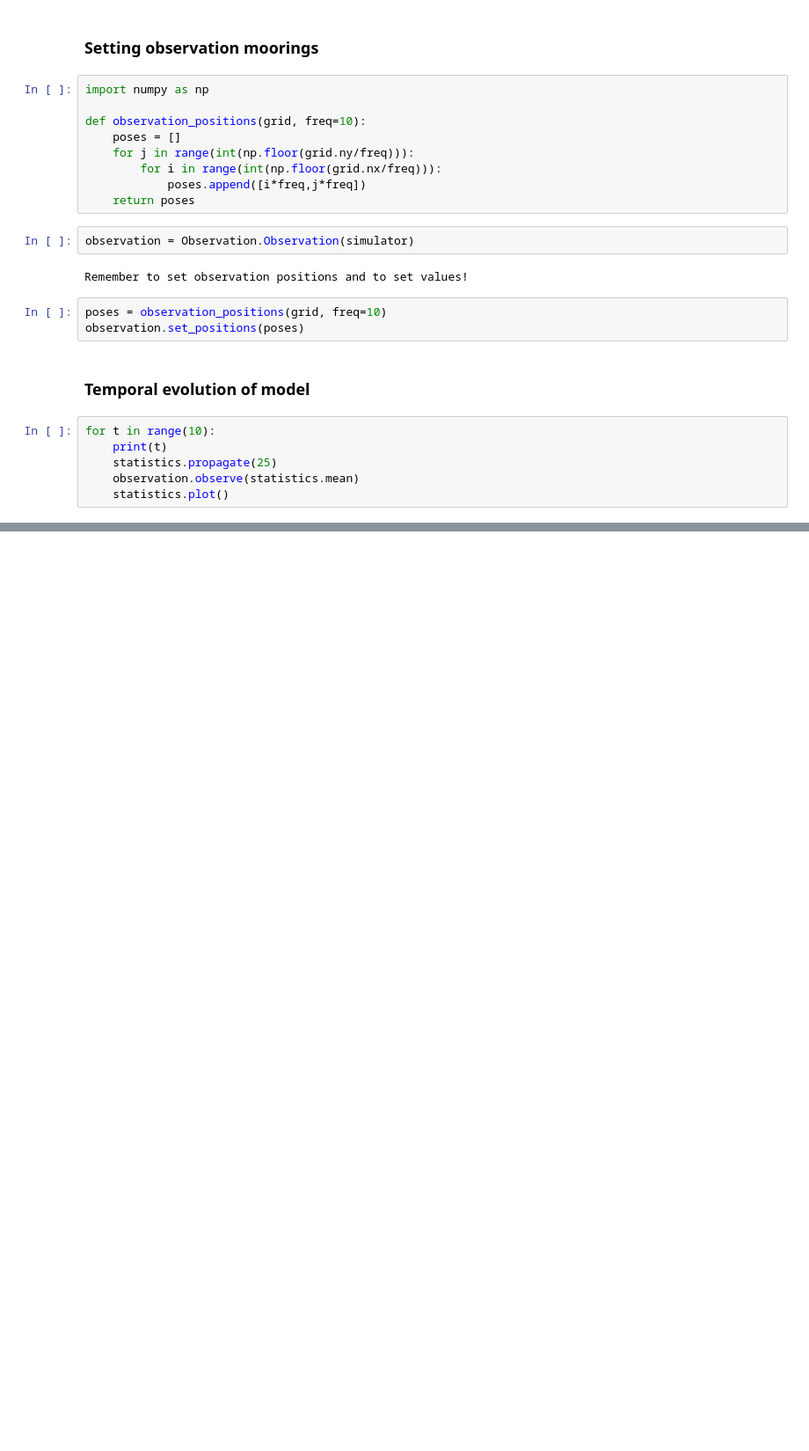
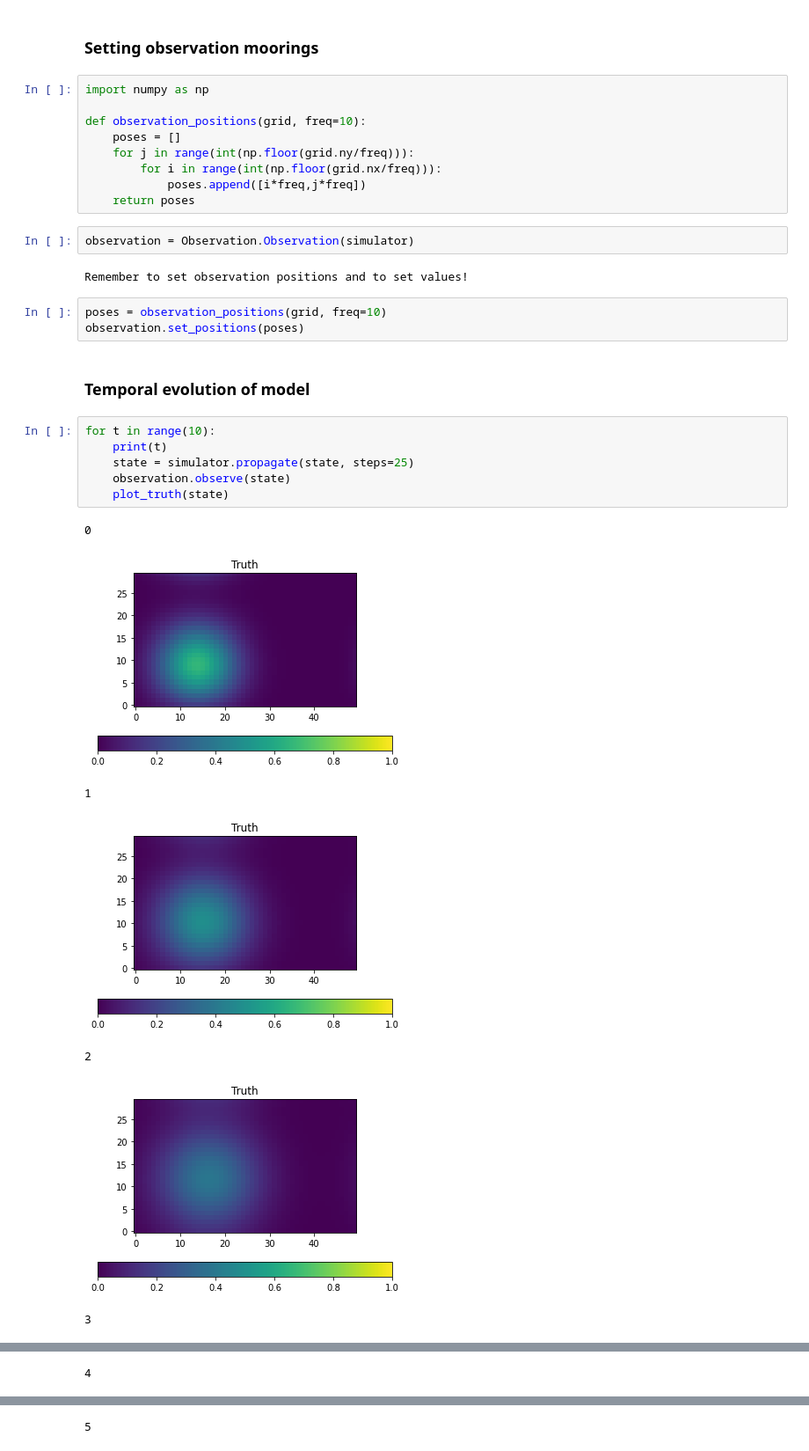
Before and after one commit to FlorianBeiser/advectionDiffusion, a Jupyter notebook: Truth.ipynb, the cells around one changed output, grey strips where cells are left out. Shown at 88% size. Saved outputs shown, nothing was run; the diff lists cells and outputs as text; blank space fills up the shorter version.

```diff
--- a/Truth.ipynb
+++ b/Truth.ipynb
@@ -85,6 +88,14 @@ observation.set_positions(poses)
 # %%
 for t in range(10):
     print(t)
-    statistics.propagate(25)
-    observation.observe(statistics.mean)
-    statistics.plot()
+    state = simulator.propagate(state, steps=25)
+    observation.observe(state)
+    plot_truth(state)
+# %% [output]
+0
+[figure, added]
+1
+[figure, added]
+2
+[figure, added]
+3
@@ -90,0 +103 @@ for t in range(10):
+4
@@ -90,0 +105 @@ for t in range(10):
+5
```
Also changed, not shown: parts of 11 cells of this notebook, 2 other files.
